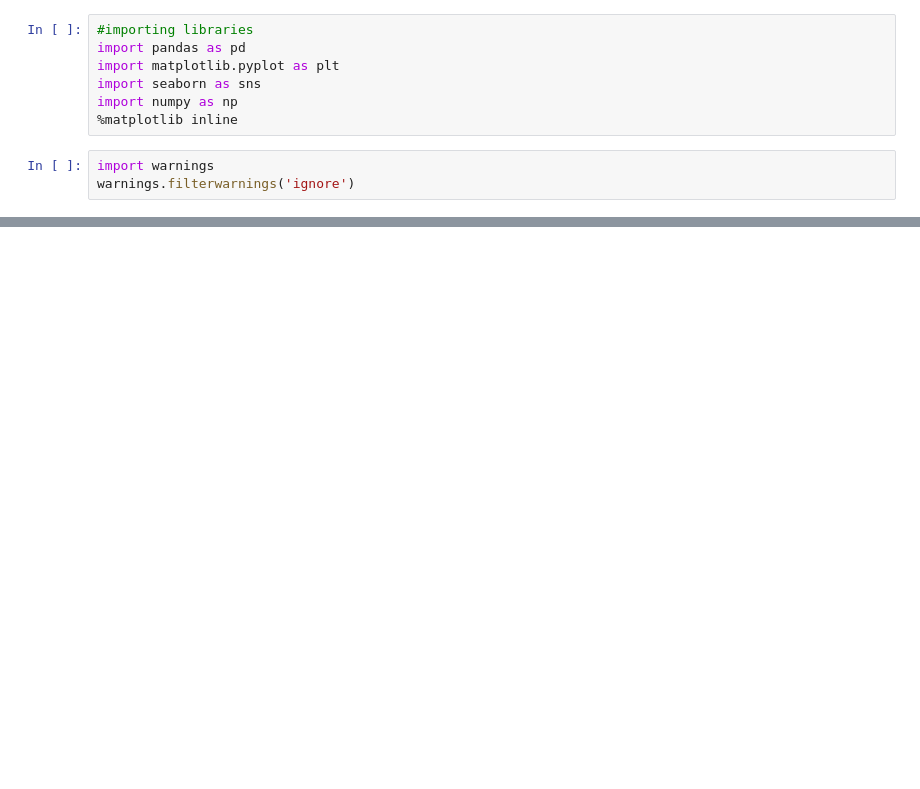
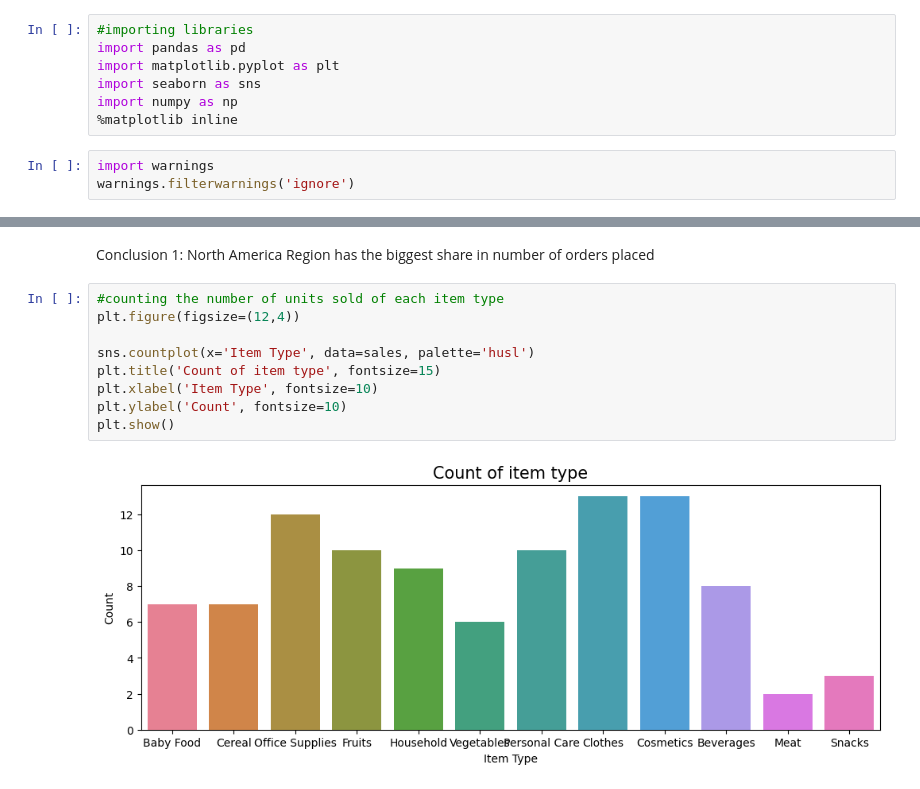
Before and after one commit to pratyusha-garaye/Amazon-Sales-Data-Analysis, a Jupyter notebook: Analyser.ipynb, the cells around one changed output, grey strips where cells are left out. Saved outputs shown, nothing was run; the diff lists cells and outputs as text; blank space fills up the shorter version.

Commit message:
four conclusions

```diff
--- a/Analyser.ipynb
+++ b/Analyser.ipynb
@@ -21,0 +100,13 @@ sales.head()
+# %% [markdown]
+Conclusion 1: North America Region has the biggest share in number of orders placed
+# %%
+#counting the number of units sold of each item type
+plt.figure(figsize=(12,4))
+
+sns.countplot(x='Item Type', data=sales, palette='husl')
+plt.title('Count of item type', fontsize=15)
+plt.xlabel('Item Type', fontsize=10)
+plt.ylabel('Count', fontsize=10)
+plt.show()
+# %% [output]
+[figure, added]
```
Also changed, not shown: parts of 12 cells of this notebook, 4 other files.
